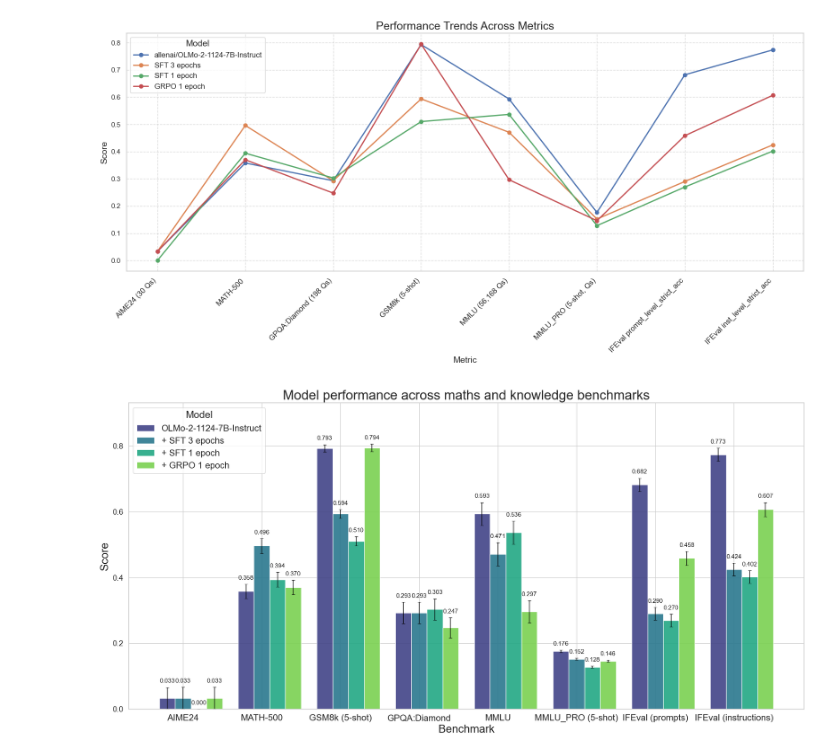
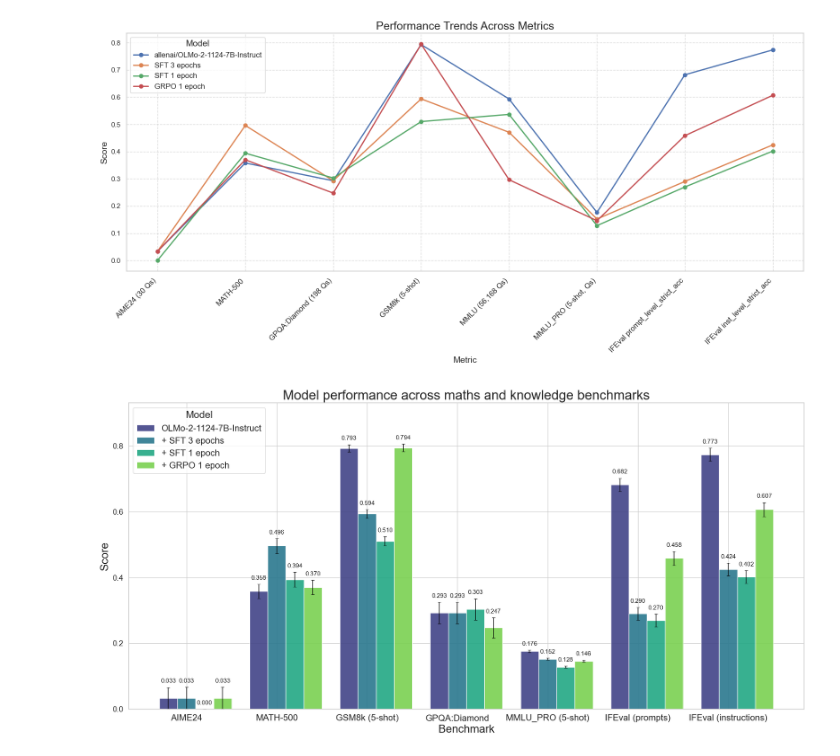
Before and after one commit to Neelectric/open-r1_olmo, a Jupyter notebook: random_data_viz.ipynb, the cells around one changed output. Drawn from its saved outputs; the diff is of its cells as text; code cells hidden in the pictures.

```diff
--- a/random_data_viz.ipynb
+++ b/random_data_viz.ipynb
@@ -432,8 +432,6 @@ data = {
     'GSM8k_err': [0.0112, 0.0135, 0.0138, 0.0111],
     'GPQA:Diamond': [0.2929, 0.2929, 0.303, 0.2475],
     'GPQA:Diamond_err': [0.0324, 0.0324, 0.0327, 0.0307],
-    'MMLU': [0.5932, 0.4709, 0.5365, 0.2966],
-    'MMLU_err': [0.0349, 0.0356, 0.0353, 0.0338],
     'MMLU_PRO (5-shot)': [0.1764, 0.1524, 0.128, 0.1462],
     'MMLU_PRO_err': [0.0035, 0.0033, 0.003, 0.0032],
     'IFEval (prompts)': [0.6821, 0.2902, 0.2699, 0.4584],
@@ -476,34 +474,34 @@ for i, model in enumerate(models):
 
     # Plot bars
     bars = plt.bar(x + i*bar_width - bar_width*1.5, values, bar_width,
             label=model, color=palette[i], alpha=0.9)
 
     # Add value labels above bars and leave space for error bars
     for j, bar in enumerate(bars):
         height = bar.get_height()
         plt.text(bar.get_x() + bar.get_width()/2, height + errors[j] + 0.01,
                 f'{values[j]:.3f}', ha='center', va='bottom', fontsize=11)
 
     # Add error bars that don't overlap with labels
     plt.errorbar(x + i*bar_width - bar_width*1.5, values, yerr=errors, fmt='none',
                 capsize=3, ecolor='black', alpha=0.7)
 
 # Customize the plot
 plt.title('Model performance across maths and knowledge benchmarks', fontsize=24)
 plt.xlabel('Benchmark', fontsize=20)
 plt.ylabel('Score', fontsize=20)
 plt.xticks(x - bar_width/2, metrics, fontsize=16)
 plt.yticks(fontsize=14)
 plt.legend(title='Model', fontsize=16, title_fontsize=18)
 plt.tight_layout()
 
 # Add a small padding to the y-axis to ensure error bars and labels don't get cut off
 plt.ylim(0, plt.ylim()[1] * 1.1)
 
 plt.savefig('model_performance.png', dpi=300, bbox_inches='tight')
 plt.show()
 # %% [output]
-[figure, old version]
+[figure, new version]
 # %%
 # from datasets import load_dataset
 # import glob
```
Also changed, not shown: 2 other files.
